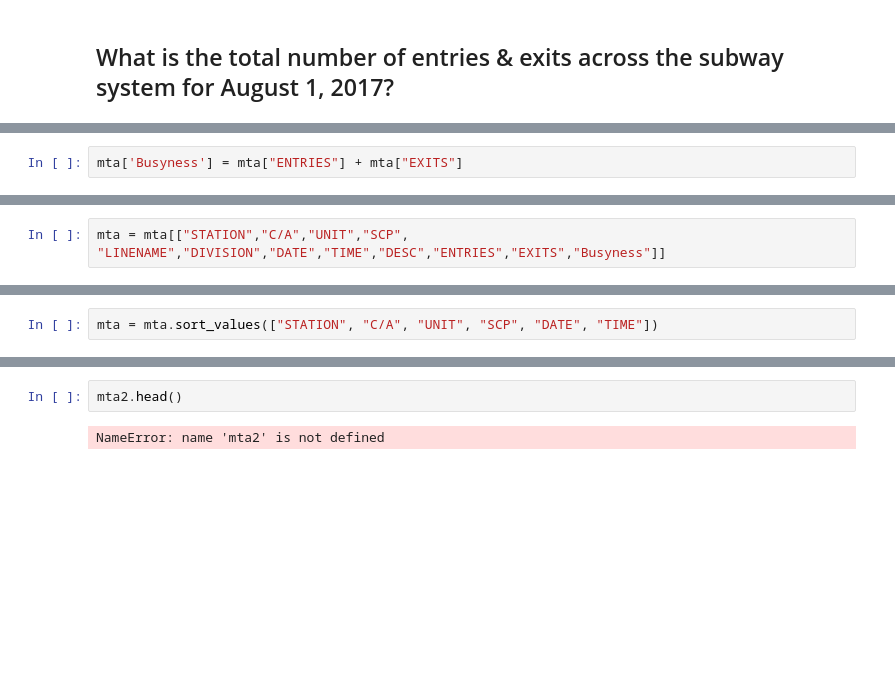
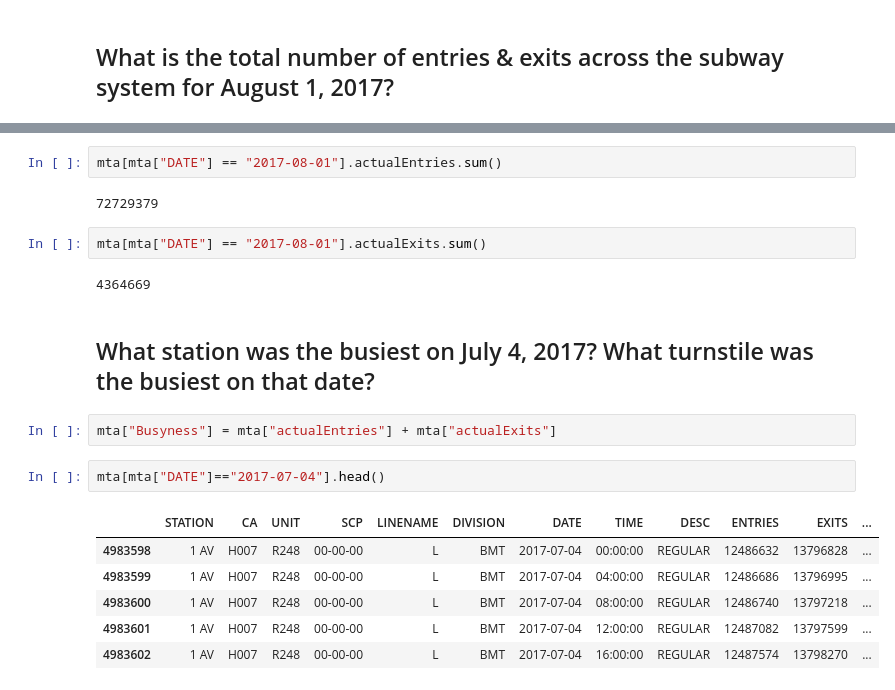
Before and after one commit to akshayjam/datascience, a Jupyter notebook: Data analysis of MTA turnstile dataset.ipynb, the cells around one changed output, grey strips where cells are left out. Cells and saved outputs as stored; diff of their text form; blank space fills up the shorter version.

```diff
--- a/Data analysis of MTA turnstile dataset.ipynb
+++ b/Data analysis of MTA turnstile dataset.ipynb
@@ -492,2 +555,0 @@ mta[mta["DATE"] == "2017-08-01"].EXITS.sum()
-# %%
-mta['Busyness'] = mta["ENTRIES"] + mta["EXITS"]
@@ -645,2 +555,0 @@ Changing order of the columns...
-# %%
-mta = mta[["STATION","C/A","UNIT","SCP", "LINENAME","DIVISION","DATE","TIME","DESC","ENTRIES","EXITS","Busyness"]]
@@ -658,2 +555,0 @@ Sorting values...
-# %%
-mta = mta.sort_values(["STATION", "C/A", "UNIT", "SCP", "DATE", "TIME"])
@@ -719,4 +556,21 @@ mta2["Busyness"] = mta2["Actual_Entries"] + mta2["Actual_Exits"]
-# %%
-mta2.head()
-# %% [output]
-NameError: name 'mta2' is not defined
+# %%
+mta[mta["DATE"] == "2017-08-01"].actualEntries.sum()
+# %% [output]
+72729379
+# %%
+mta[mta["DATE"] == "2017-08-01"].actualExits.sum()
+# %% [output]
+4364669
+# %% [markdown]
+## What station was the busiest on July 4, 2017? What turnstile was the busiest on that date?
+# %%
+mta["Busyness"] = mta["actualEntries"] + mta["actualExits"]
+# %%
+mta[mta["DATE"]=="2017-07-04"].head()
+# %% [output]
+|  | STATION | CA | UNIT | SCP | LINENAME | DIVISION | DATE | TIME | DESC | ENTRIES | EXITS | ... |
+| 4983598 | 1 AV | H007 | R248 | 00-00-00 | L | BMT | 2017-07-04 | 00:00:00 | REGULAR | 12486632 | 13796828 | ... |
+| 4983599 | 1 AV | H007 | R248 | 00-00-00 | L | BMT | 2017-07-04 | 04:00:00 | REGULAR | 12486686 | 13796995 | ... |
+| 4983600 | 1 AV | H007 | R248 | 00-00-00 | L | BMT | 2017-07-04 | 08:00:00 | REGULAR | 12486740 | 13797218 | ... |
+| 4983601 | 1 AV | H007 | R248 | 00-00-00 | L | BMT | 2017-07-04 | 12:00:00 | REGULAR | 12487082 | 13797599 | ... |
+| 4983602 | 1 AV | H007 | R248 | 00-00-00 | L | BMT | 2017-07-04 | 16:00:00 | REGULAR | 12487574 | 13798270 | ... |
```
Also changed, not shown: parts of 73 cells of this notebook.
